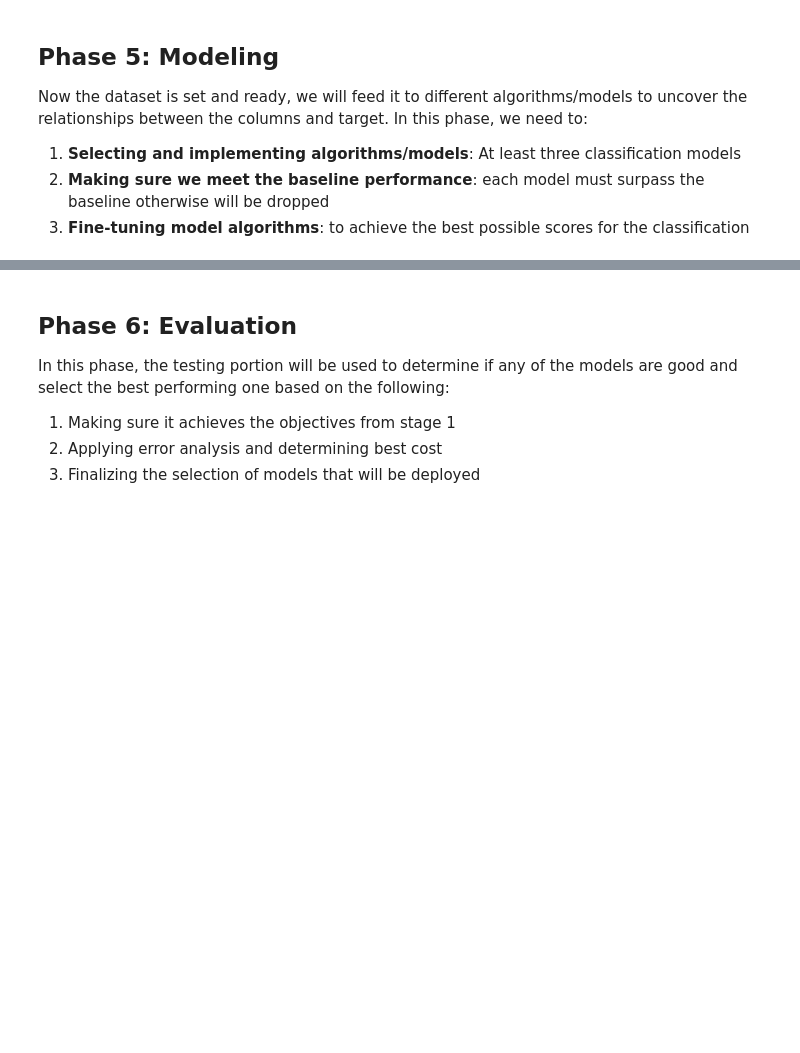
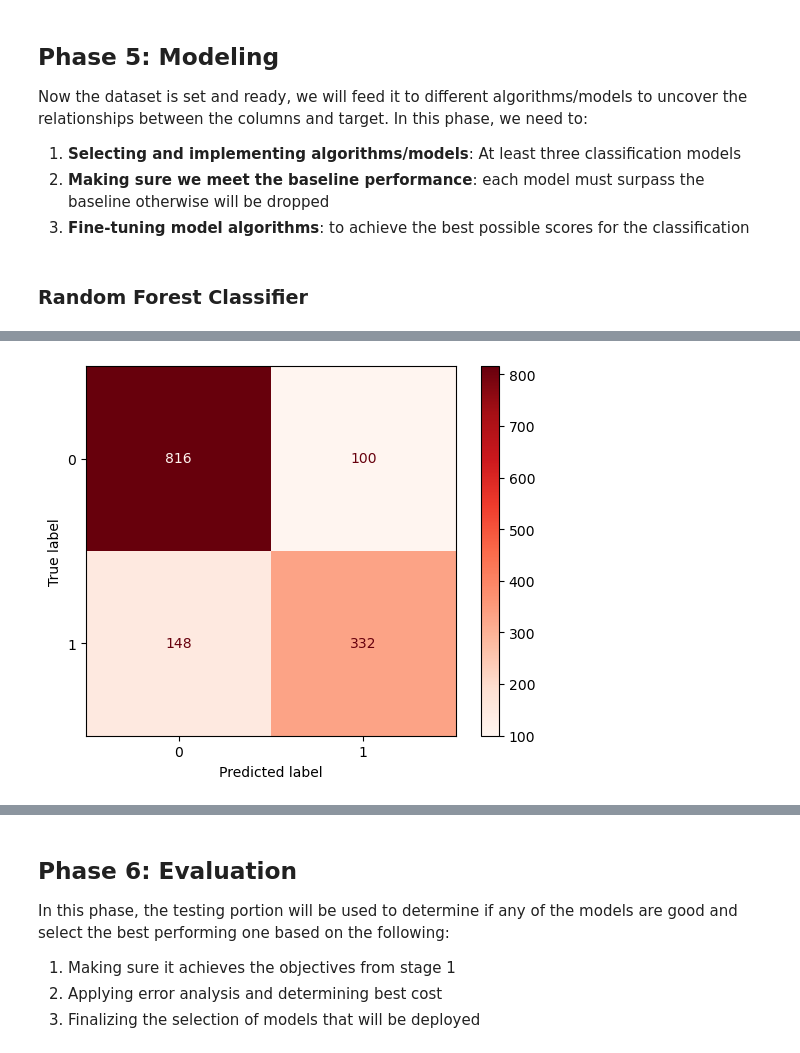
Before and after one commit to mamounalghaslan/mx-projects, a Jupyter notebook: math/employee-retention.ipynb, the cells around one changed output, grey strips where cells are left out. Drawn from its saved outputs; the diff is of its cells as text; code cells hidden in the pictures; blank space fills up the shorter version.

```diff
--- a/math/employee-retention.ipynb
+++ b/math/employee-retention.ipynb
@@ -202,3 +202,14 @@ At this stage, we will have explored the data enough to understand the problem a
 1. **Separating the data into train and test sets to be used for validation**: depending on how many records the dataset has.
 2. **Balancing the dataset**: If any of the target column classes are not represented equally, we will apply any of the up-sampling or weighting techniques
 3. **Establishing baseline model performance**: defining the minimum performance accepted for any of the used models.
+# %%
+from sklearn.model_selection import train_test_split
+
+# splitting the dataset into train and test sets
+x_train, x_test, y_train, y_test = train_test_split(df_t.drop(['LeaveOrNot'], axis=1),
+                                                    df_t['LeaveOrNot'],
+                                                    random_state=42,
+                                                    test_size=0.3,
+                                                    stratify=df_t['LeaveOrNot'])
+
+x_train.shape, y_train.shape, x_test.shape, y_test.shape
@@ -204,0 +218,7 @@ At this stage, we will have explored the data enough to understand the problem a
+# %%
+from imblearn.over_sampling import SMOTE
+
+sm=SMOTE(sampling_strategy="minority", random_state=42)
+x_train_smote, y_train_smote= sm.fit_resample(x_train, y_train)
+
+x_train_smote.shape, y_train_smote.shape
@@ -209,3 +231,50 @@ Now the dataset is set and ready, we will feed it to different algorithms/models
 1. **Selecting and implementing algorithms/models**: At least three classification models
 2. **Making sure we meet the baseline performance**: each model must surpass the baseline otherwise will be dropped
 3. **Fine-tuning model algorithms**: to achieve the best possible scores for the classification
+# %% [markdown]
+### Random Forest Classifier
+# %%
+from sklearn.metrics import accuracy_score, f1_score, precision_score, recall_score, classification_report, \
+    ConfusionMatrixDisplay
+from sklearn.model_selection import GridSearchCV
+from sklearn.ensemble import RandomForestClassifier
+
+rf=RandomForestClassifier()
+
+hyper_params = {"max_features": [1, 3, 8],
+                "min_samples_split":[2, 3, 10],
+                "min_samples_leaf":[1, 3, 10],
+                "n_estimators":[100, 300, 400, 500],
+                "criterion":["gini"]}
+
+model=GridSearchCV(rf, hyper_params, cv=5, scoring="f1_macro", n_jobs=-1)
+model.fit(x_train_smote,y_train_smote)
+y_pred= model.predict(x_test)
+print(model.best_estimator_)
+
+print("----------------------")
+
+accuracy_scores=[]
+f1_scores=[]
+precision_scores=[]
+recall_scores=[]
+
+accuracy_scores.append(accuracy_score(y_pred, y_test))
+f1_scores.append(f1_score(y_pred, y_test))
+precision_scores.append(precision_score(y_pred, y_test))
+recall_scores.append(recall_score(y_pred, y_test))
+
+# Print the Results
+print(f"Accuracy:{accuracy_scores}")
+print(f"F1-Score:{f1_scores}")
+print(f"Precision:{precision_scores}")
+print(f"Recall:{recall_scores}")
+
+print("-------------------------------")
+print("Classifiaction Reoprt")
+print("-------------------------------")
+print(classification_report(y_test,y_pred,digits=3))
+print("Confusion_Matrix")
+ConfusionMatrixDisplay.from_predictions(y_test,y_pred,cmap="Reds")
+plt.show()
+# %% [output]
@@ -211,0 +300 @@ Now the dataset is set and ready, we will feed it to different algorithms/models
+[figure, added]
```
Also changed, not shown: parts of 7 cells of this notebook.
